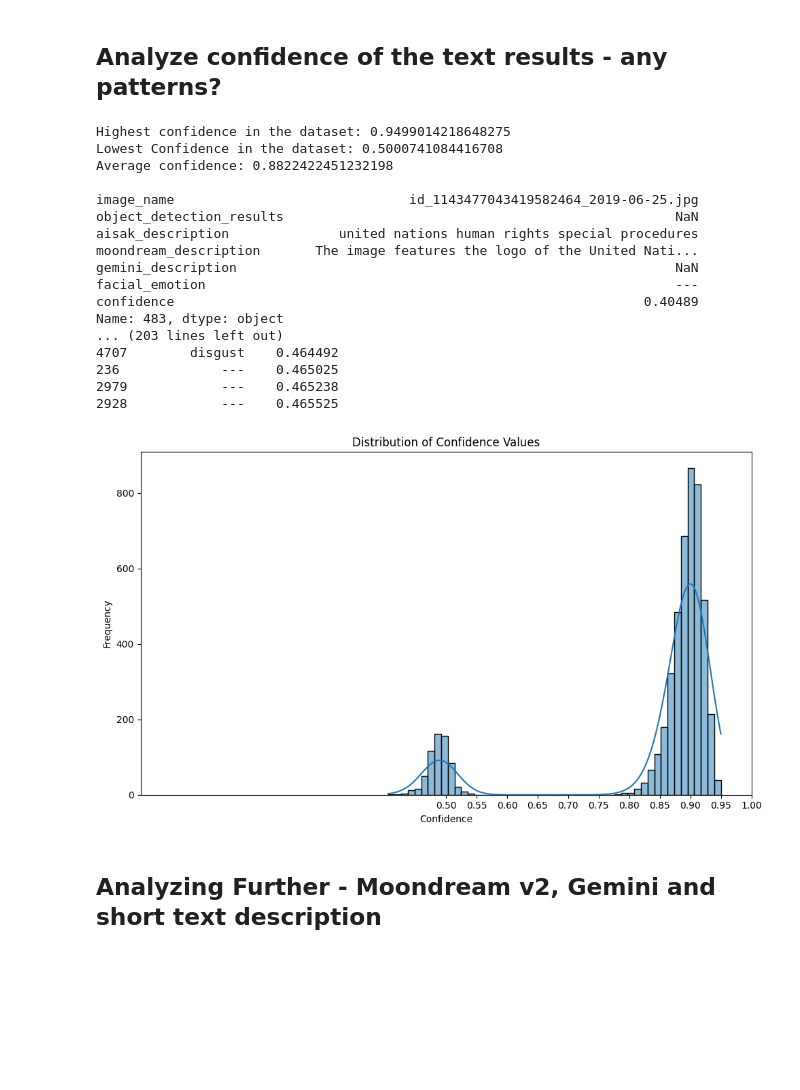
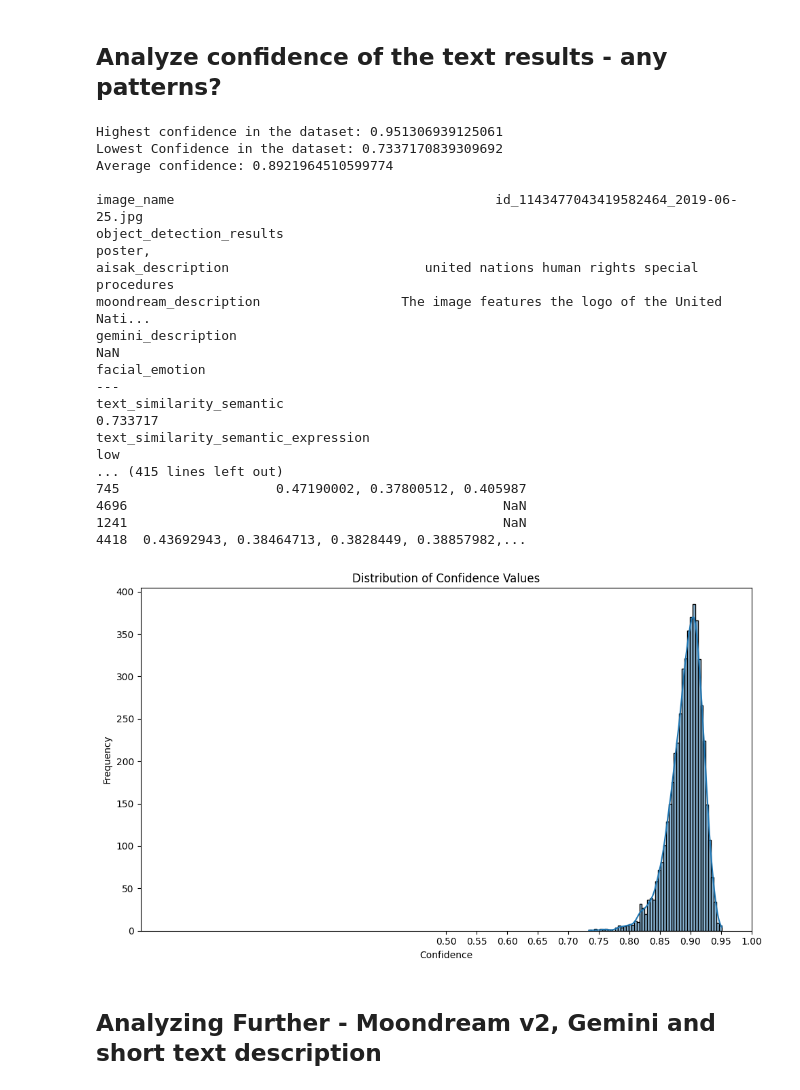
Before and after one commit to mkleinma/Team_Project_ComputerVision, a Jupyter notebook: AnalyzeResultExcelNotebook.ipynb, the cells around one changed output. Cells and saved outputs as stored; diff of their text form; code cells hidden in the pictures; blank space fills up the shorter version.

```diff
--- a/AnalyzeResultExcelNotebook.ipynb
+++ b/AnalyzeResultExcelNotebook.ipynb
@@ -7,7 +7,7 @@ import pandas as pd
 from collections import Counter
 import matplotlib.pyplot as plt
 
-file_path = 'result_server.xlsx'
+file_path = 'result_server_dino.xlsx'
 df = pd.read_excel(file_path, engine='openpyxl')
 
 all_results = df['object_detection_results'].dropna().str.split(',').sum() # split the object string
@@ -40,54 +40,54 @@ plt.show()
 # %%
 import seaborn as sns
 
-bugfree_df = df[df['confidence'] > 0.5] ## small problem so far: gemini does not have
+bugfree_df = df[df['text_similarity_semantic'] > 0.5] ## small problem so far: gemini does not have
 
-print("Highest confidence in the dataset: " + str(bugfree_df['confidence'].max()))
-print("Lowest Confidence in the dataset: " + str(bugfree_df['confidence'].min()))
-print("Average confidence: " + str(bugfree_df['confidence'].mean()))
+print("Highest confidence in the dataset: " + str(bugfree_df['text_similarity_semantic'].max()))
+print("Lowest Confidence in the dataset: " + str(bugfree_df['text_similarity_semantic'].min()))
+print("Average confidence: " + str(bugfree_df['text_similarity_semantic'].mean()))
 
 print()
 
-print(df.loc[df['confidence'].idxmin()])
+print(df.loc[df['text_similarity_semantic'].idxmin()])
 
-min_confidence_entries = df.nsmallest(50, 'confidence')
+min_confidence_entries = df.nsmallest(50, 'text_similarity_semantic')
 print(min_confidence_entries)
 
 
 plt.figure(figsize=(10, 6))
-sns.histplot(df['confidence'], bins=50, kde=True)
+sns.histplot(df['text_similarity_semantic'], bins=50, kde=True)
 
 # Set labels and title
 plt.xlabel('Confidence')
 plt.ylabel('Frequency')
 plt.title('Distribution of Confidence Values')
 
 # Set x-axis limits and ticks
 plt.xlim(0, 1.0)
 plt.xticks([i/100 for i in range(50, 101, 5)])
 
 # Show plot
 plt.tight_layout()
 plt.show()
 # %% [output]
-Highest confidence in the dataset: 0.9499014218648275
-Lowest Confidence in the dataset: 0.5000741084416708
-Average confidence: 0.8822422451232198
+Highest confidence in the dataset: 0.951306939125061
+Lowest Confidence in the dataset: 0.7337170839309692
+Average confidence: 0.8921964510599774
 
-image_name                              id_1143477043419582464_2019-06-25.jpg
-object_detection_results                                                  NaN
-aisak_description              united nations human rights special procedures
-moondream_description       The image features the logo of the United Nati...
-gemini_description                                                        NaN
-facial_emotion                                                            ---
-confidence                                                            0.40489
-Name: 483, dtype: object
-... (203 lines left out)
-4707        disgust    0.464492
-236             ---    0.465025
-2979            ---    0.465238
-2928            ---    0.465525
+image_name                                         id_1143477043419582464_2019-06-25.jpg
+object_detection_results                                                        poster,
+aisak_description                         united nations human rights special procedures
+moondream_description                  The image features the logo of the United Nati...
+gemini_description                                                                   NaN
+facial_emotion                                                                       ---
+text_similarity_semantic                                                        0.733717
+text_similarity_semantic_expression                                                  low
+... (415 lines left out)
+745                    0.47190002, 0.37800512, 0.405987
+4696                                                NaN
+1241                                                NaN
+4418  0.43692943, 0.38464713, 0.3828449, 0.38857982,...
-[figure, old version]
+[figure, new version]
 # %% [markdown]
 ## Analyzing Further - Moondream v2, Gemini and short text description
 # %% [markdown]
```
Also changed, not shown: parts of 2 cells of this notebook, 5 other files.
